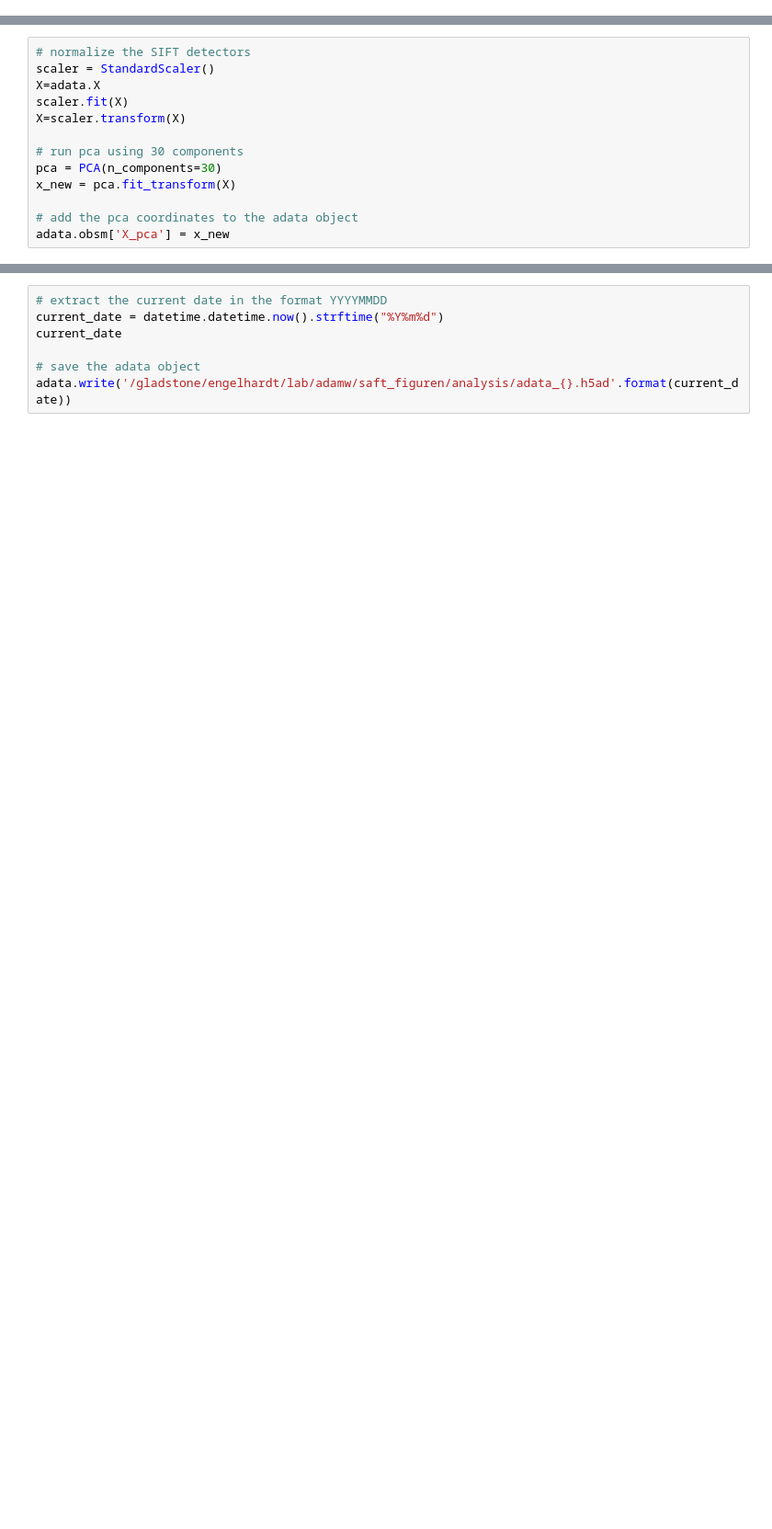
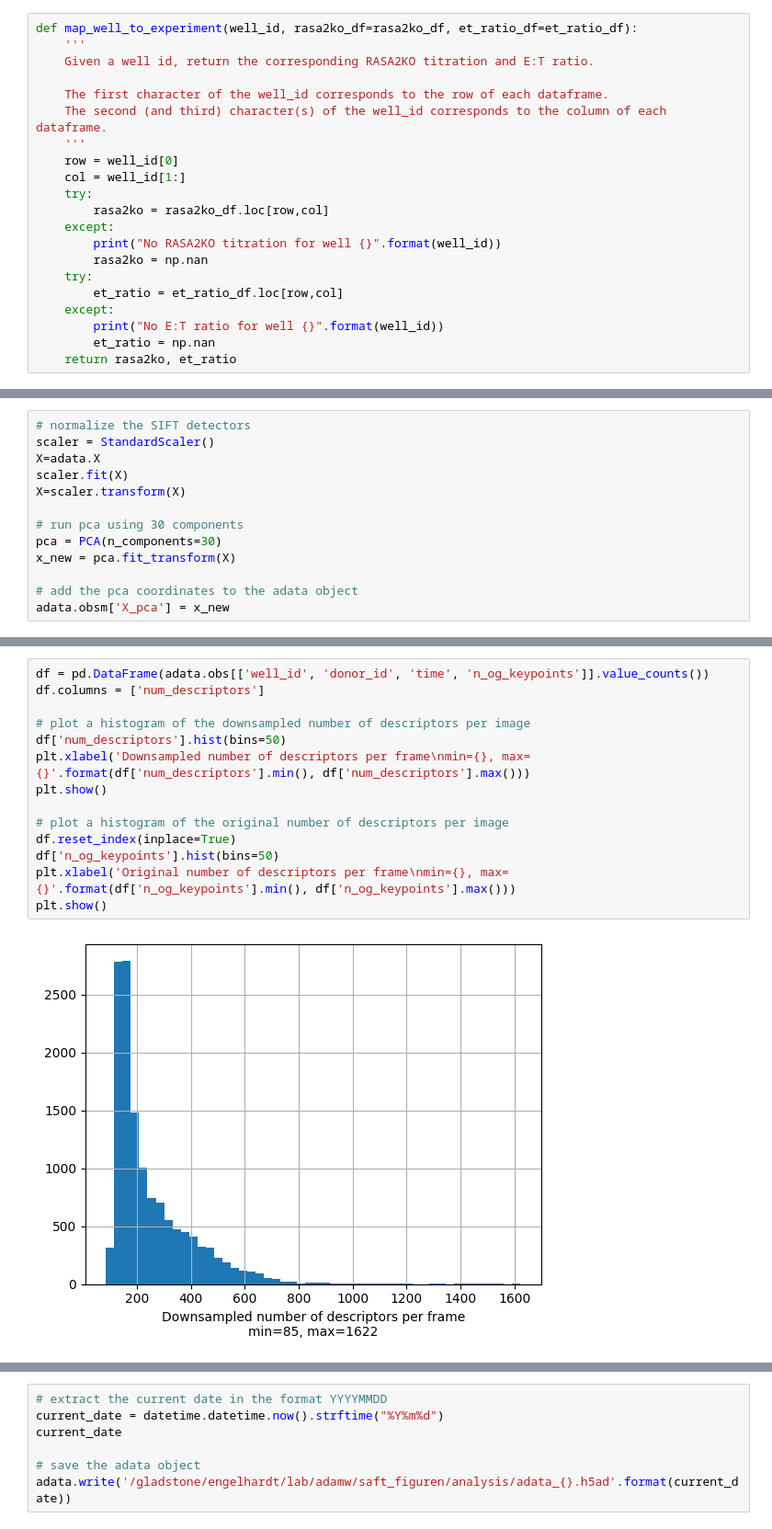
Before and after one commit to bee-hive/sflcba, a Jupyter notebook: compute_sift_embedding.ipynb, the cells around one changed output, grey strips where cells are left out. Shown at 92% size. Drawn from its saved outputs; the diff is of its cells as text; blank space fills up the shorter version.

```diff
--- a/compute_sift_embedding.ipynb
+++ b/compute_sift_embedding.ipynb
@@ -97,3 +108,24 @@ low_high_rasa
+# %%
+def map_well_to_experiment(well_id, rasa2ko_df=rasa2ko_df, et_ratio_df=et_ratio_df):
+    '''
+    Given a well id, return the corresponding RASA2KO titration and E:T ratio.
+
+    The first character of the well_id corresponds to the row of each dataframe.
+    The second (and third) character(s) of the well_id corresponds to the column of each dataframe.
+    '''
+    row = well_id[0]
+    col = well_id[1:]
+    try:
+        rasa2ko = rasa2ko_df.loc[row,col]
+    except:
+        print("No RASA2KO titration for well {}".format(well_id))
+        rasa2ko = np.nan
+    try:
+        et_ratio = et_ratio_df.loc[row,col]
+    except:
+        print("No E:T ratio for well {}".format(well_id))
+        et_ratio = np.nan
+    return rasa2ko, et_ratio
 # %%
 def plot_representative_fn(well_id, donor_id, time_point, trim=100, lab_folder_path='/gladstone/engelhardt/lab/', save_path=None):
     '''
@@ -272,0 +299,16 @@ adata.obsm['X_pca'] = x_new
+# %%
+df = pd.DataFrame(adata.obs[['well_id', 'donor_id', 'time', 'n_og_keypoints']].value_counts())
+df.columns = ['num_descriptors']
+
+# plot a histogram of the downsampled number of descriptors per image
+df['num_descriptors'].hist(bins=50)
+plt.xlabel('Downsampled number of descriptors per frame\nmin={}, max={}'.format(df['num_descriptors'].min(), df['num_descriptors'].max()))
+plt.show()
+
+# plot a histogram of the original number of descriptors per image
+df.reset_index(inplace=True)
+df['n_og_keypoints'].hist(bins=50)
+plt.xlabel('Original number of descriptors per frame\nmin={}, max={}'.format(df['n_og_keypoints'].min(), df['n_og_keypoints'].max()))
+plt.show()
+# %% [output]
+[figure, added]
```
Also changed, not shown: parts of 9 cells of this notebook, 2 other files.
